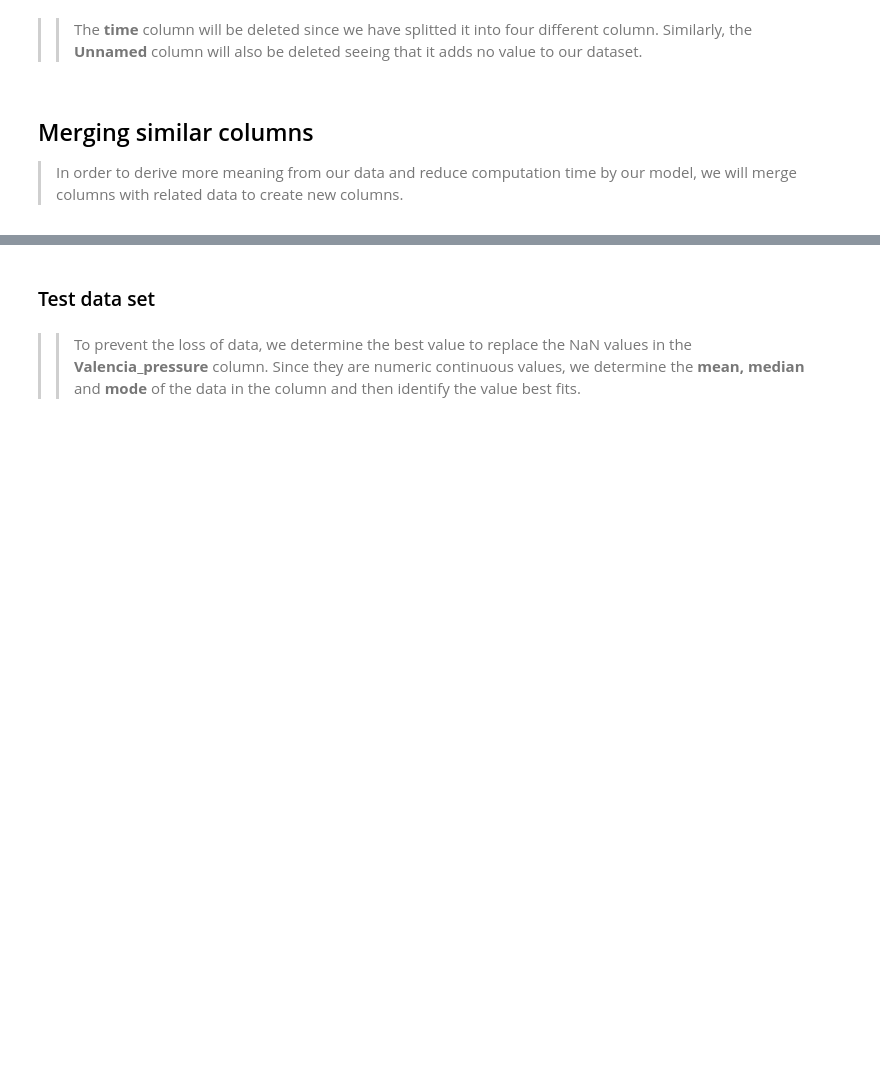
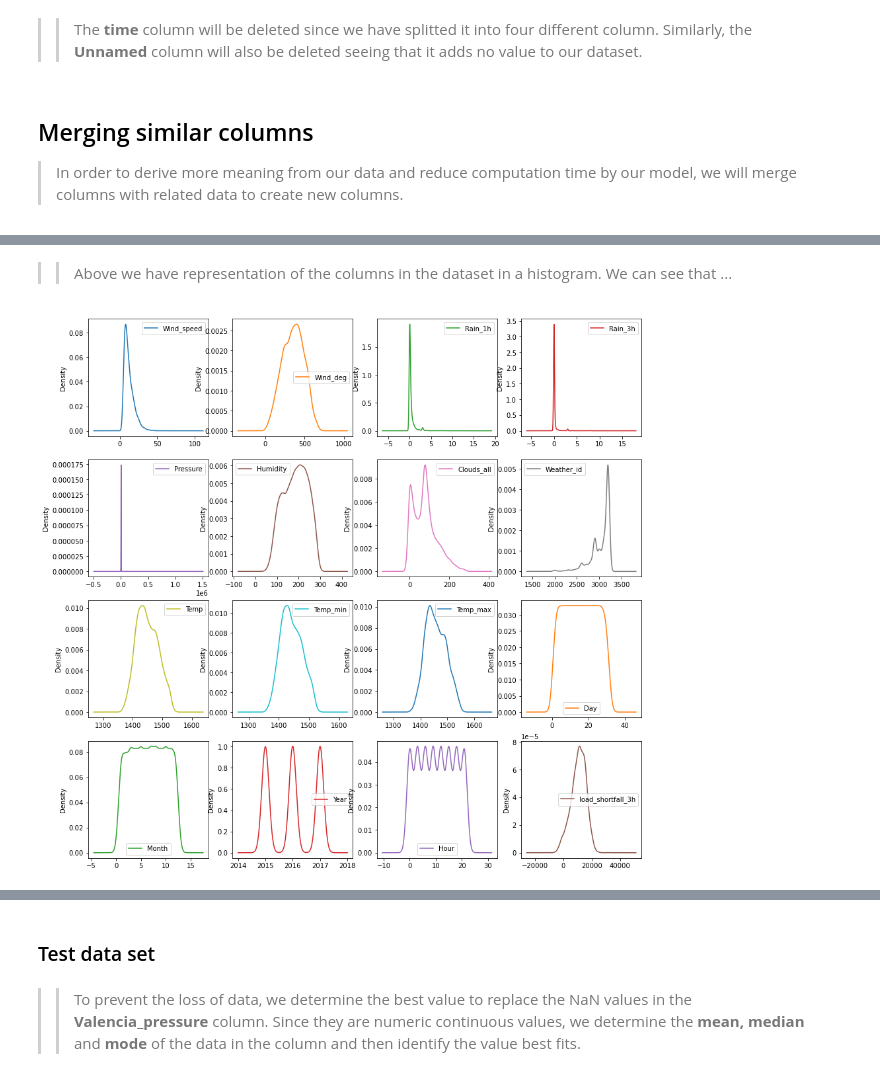
Before and after one commit to pcf26536/TeamNM5, a Jupyter notebook: starter-notebook.ipynb, the cells around one changed output, grey strips where cells are left out. Drawn from its saved outputs; the diff is of its cells as text; code cells hidden in the pictures; blank space fills up the shorter version.

```diff
--- a/starter-notebook.ipynb
+++ b/starter-notebook.ipynb
@@ -582,0 +540,6 @@ df_train_merge.isnull().sum()
+# %% [markdown]
+>> Above we have representation of the columns in the dataset in a histogram. We can see that ...
+# %%
+df_train_merge.plot(kind='density', subplots=True, layout=(4, 4), sharex=False, figsize=(15,15));
+# %% [output]
+[figure, added]
```
Also changed, not shown: parts of 100 cells of this notebook, 7 other files.
